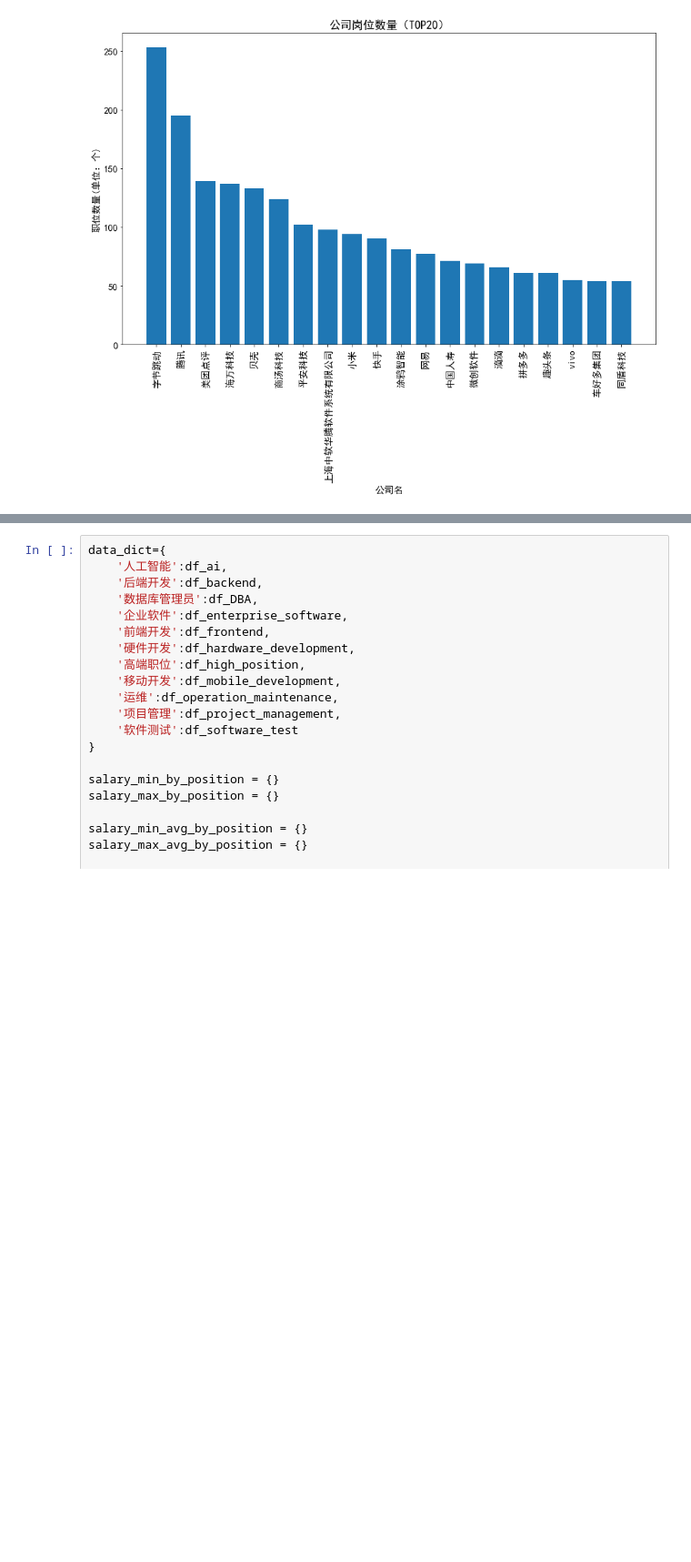
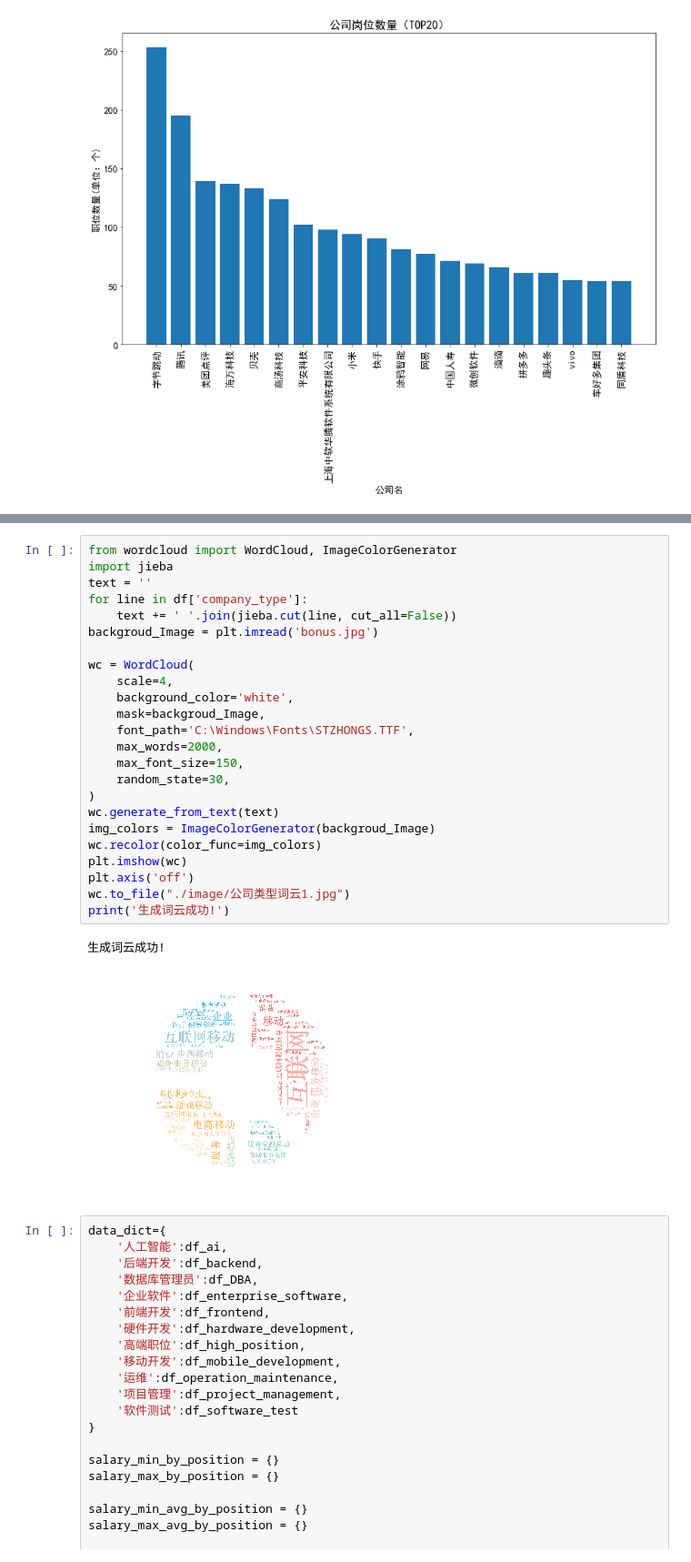
Before and after one commit to Zhangliying12/Data-Mining-and-Analysis-of-Recruitment-Website, a Jupyter notebook: 数据读取+分析/data_analyse.ipynb, the cells around one changed output, grey strips where cells are left out. Shown at 91% size. Saved outputs shown, nothing was run; the diff lists cells and outputs as text; blank space fills up the shorter version.

```diff
--- a/数据读取+分析/data_analyse.ipynb
+++ b/数据读取+分析/data_analyse.ipynb
@@ -372,3 +393,30 @@ plt.show()
+# %%
+from wordcloud import WordCloud, ImageColorGenerator
+import jieba
+text = ''
+for line in df['company_type']:
+    text += ' '.join(jieba.cut(line, cut_all=False))
+backgroud_Image = plt.imread('bonus.jpg')
+
+wc = WordCloud(
+    scale=4,
+    background_color='white',
+    mask=backgroud_Image,
+    font_path='C:\Windows\Fonts\STZHONGS.TTF',
+    max_words=2000,
+    max_font_size=150,
+    random_state=30,
+)
+wc.generate_from_text(text)
+img_colors = ImageColorGenerator(backgroud_Image)
+wc.recolor(color_func=img_colors)
+plt.imshow(wc)
+plt.axis('off')
+wc.to_file("./image/公司类型词云1.jpg")
+print('生成词云成功!')
+# %% [output]
+生成词云成功!
+[figure, added]
 # %%
 data_dict={
     '人工智能':df_ai,
```
Also changed, not shown: parts of 14 cells of this notebook, 30 other files.
